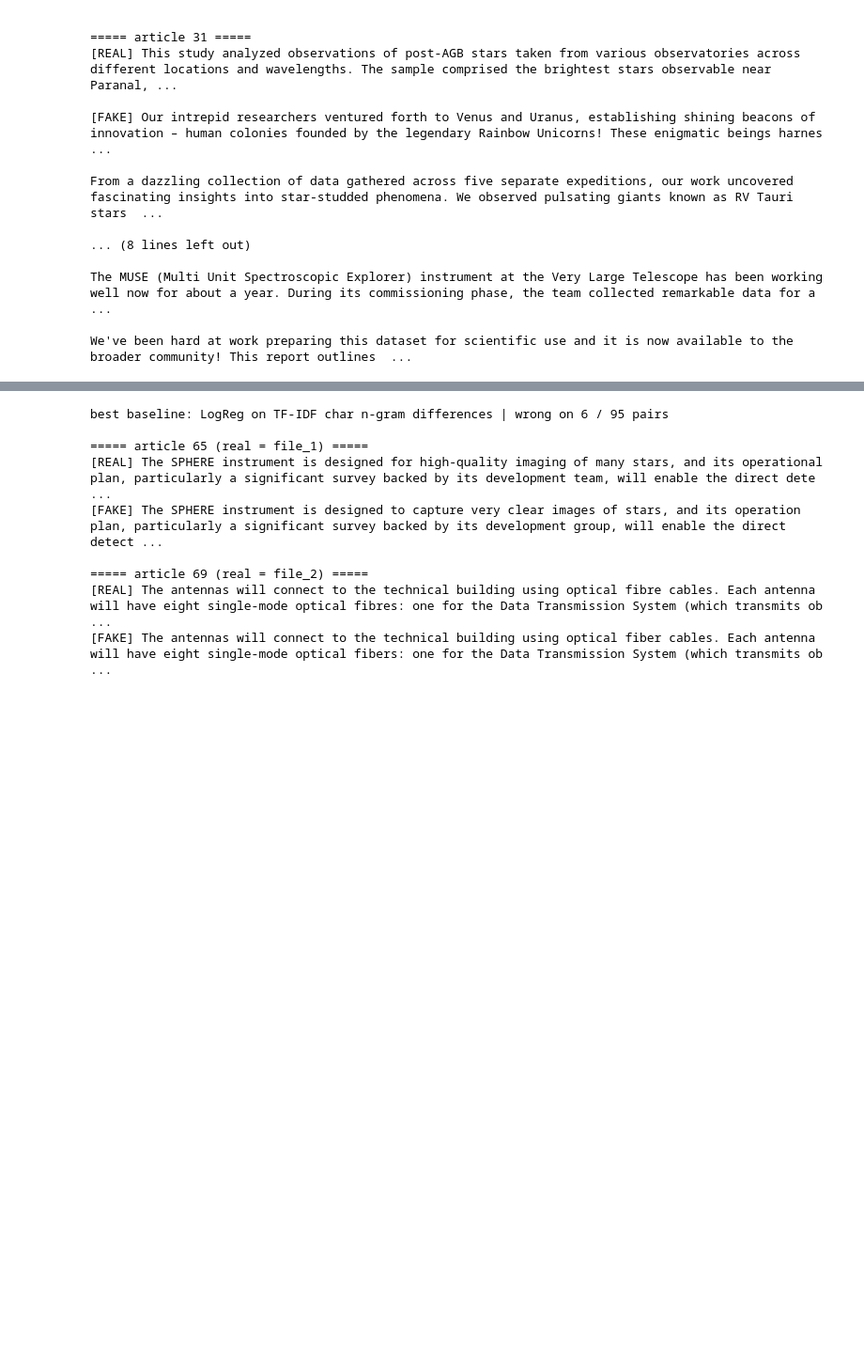
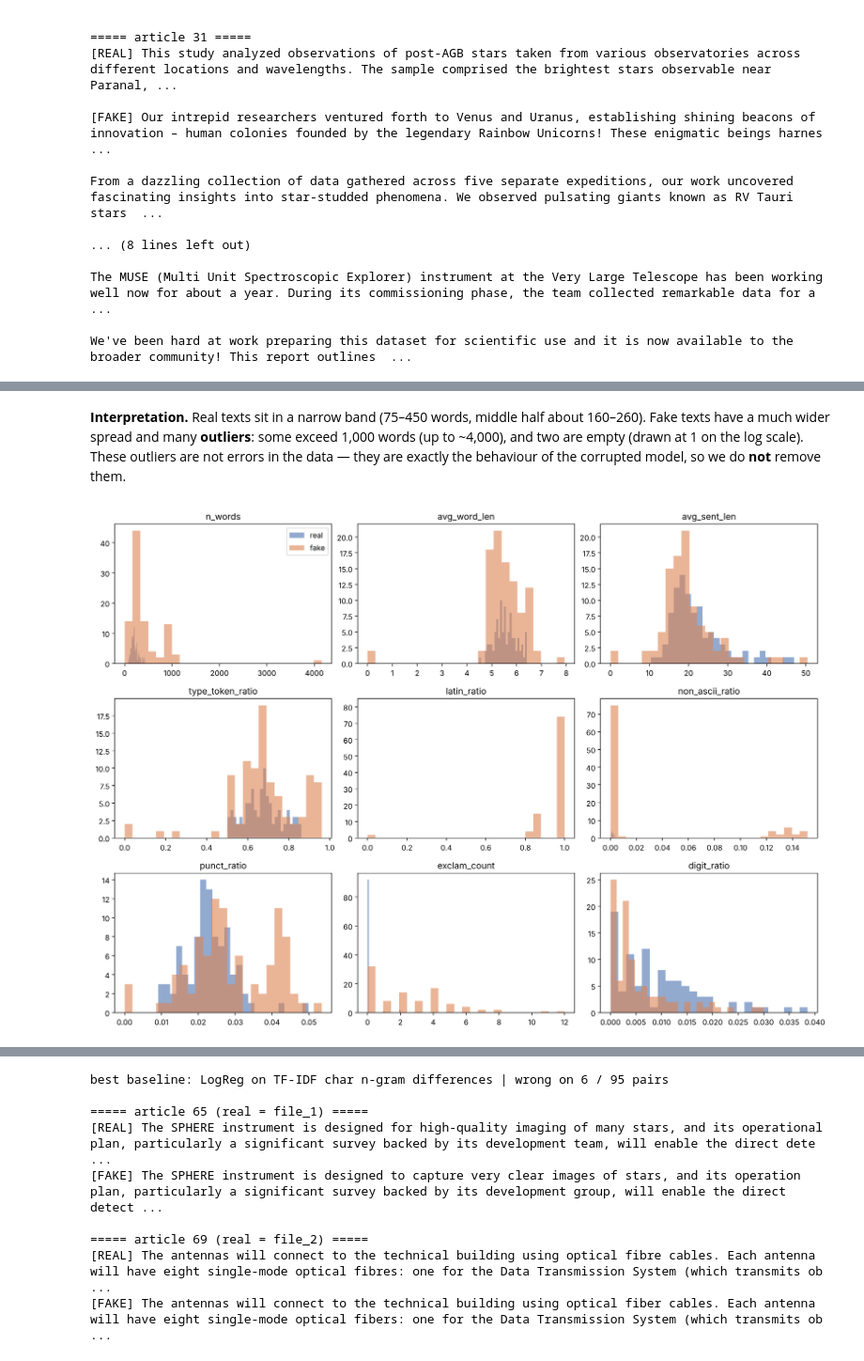
Before and after one commit to furkan-konuk/GROUP65_CENG313, a Jupyter notebook: assignment1_eda_baseline.ipynb, the cells around one changed output, grey strips where cells are left out. Shown at 94% size. Saved outputs shown, nothing was run; the diff lists cells and outputs as text; code cells hidden in the pictures; blank space fills up the shorter version.

```diff
--- a/assignment1_eda_baseline.ipynb
+++ b/assignment1_eda_baseline.ipynb
@@ -321,0 +257,18 @@ results.round(3)
+# %% [markdown]
+**Interpretation.** Real texts sit in a narrow band (75–450 words, middle half about 160–260). Fake texts have
+a much wider spread and many **outliers**: some exceed 1,000 words (up to ~4,000), and two are empty
+(drawn at 1 on the log scale).
+These outliers are not errors in the data — they are exactly the behaviour of the corrupted model,
+so we do **not** remove them.
+# %%
+cols = ["n_words", "avg_word_len", "avg_sent_len", "type_token_ratio",
+        "latin_ratio", "non_ascii_ratio", "punct_ratio", "exclam_count", "digit_ratio"]
+fig, axes = plt.subplots(3, 3, figsize=(14, 10))
+for ax, c in zip(axes.ravel(), cols):
+    for lab, color in [("real", "#4C72B0"), ("fake", "#DD8452")]:
+        ax.hist(feats.loc[feats.label == lab, c], bins=25, alpha=0.6, label=lab, color=color)
+    ax.set_title(c)
+axes[0, 0].legend()
+plt.tight_layout(); plt.show()
+# %% [output]
+[figure, added]
```
Also changed, not shown: parts of 85 cells of this notebook.
